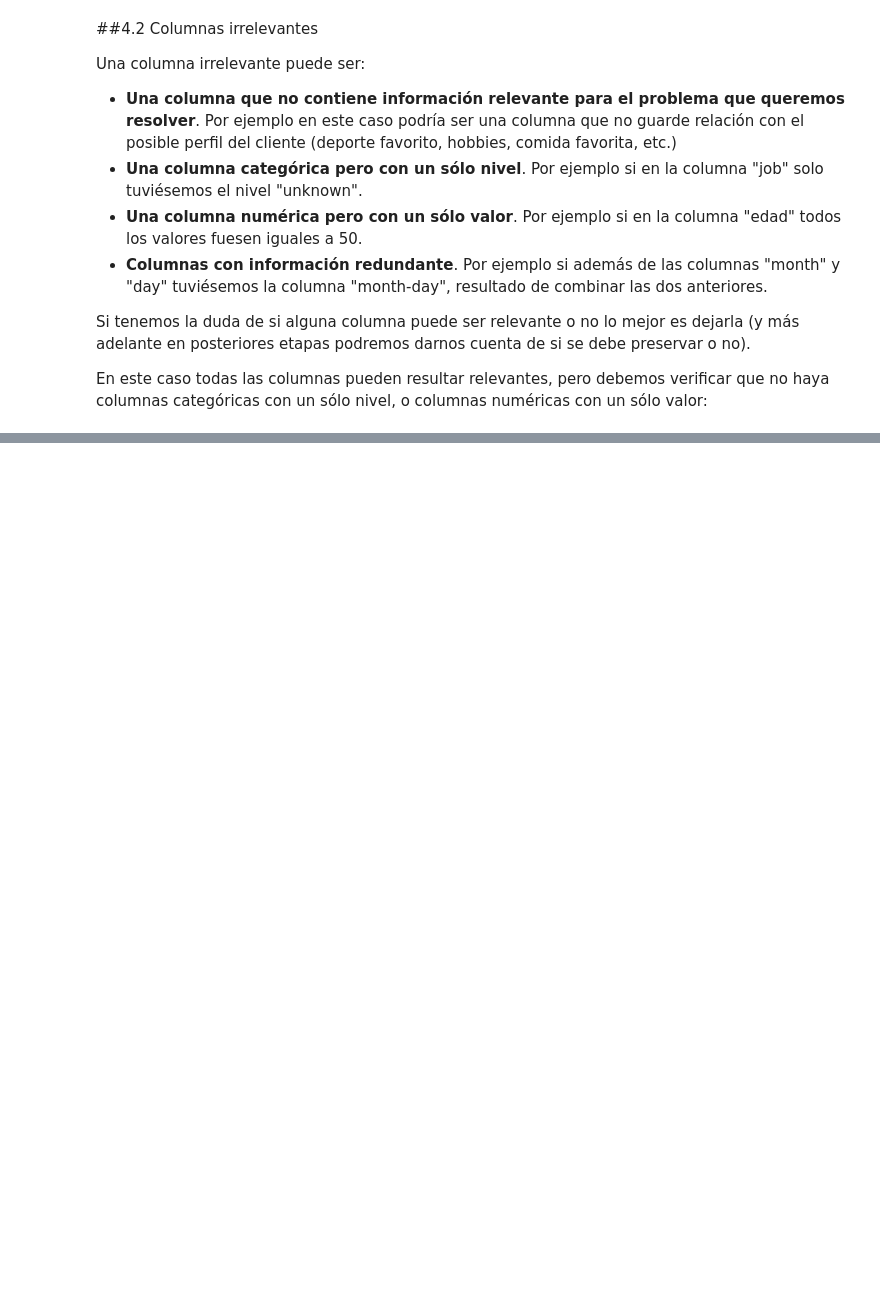
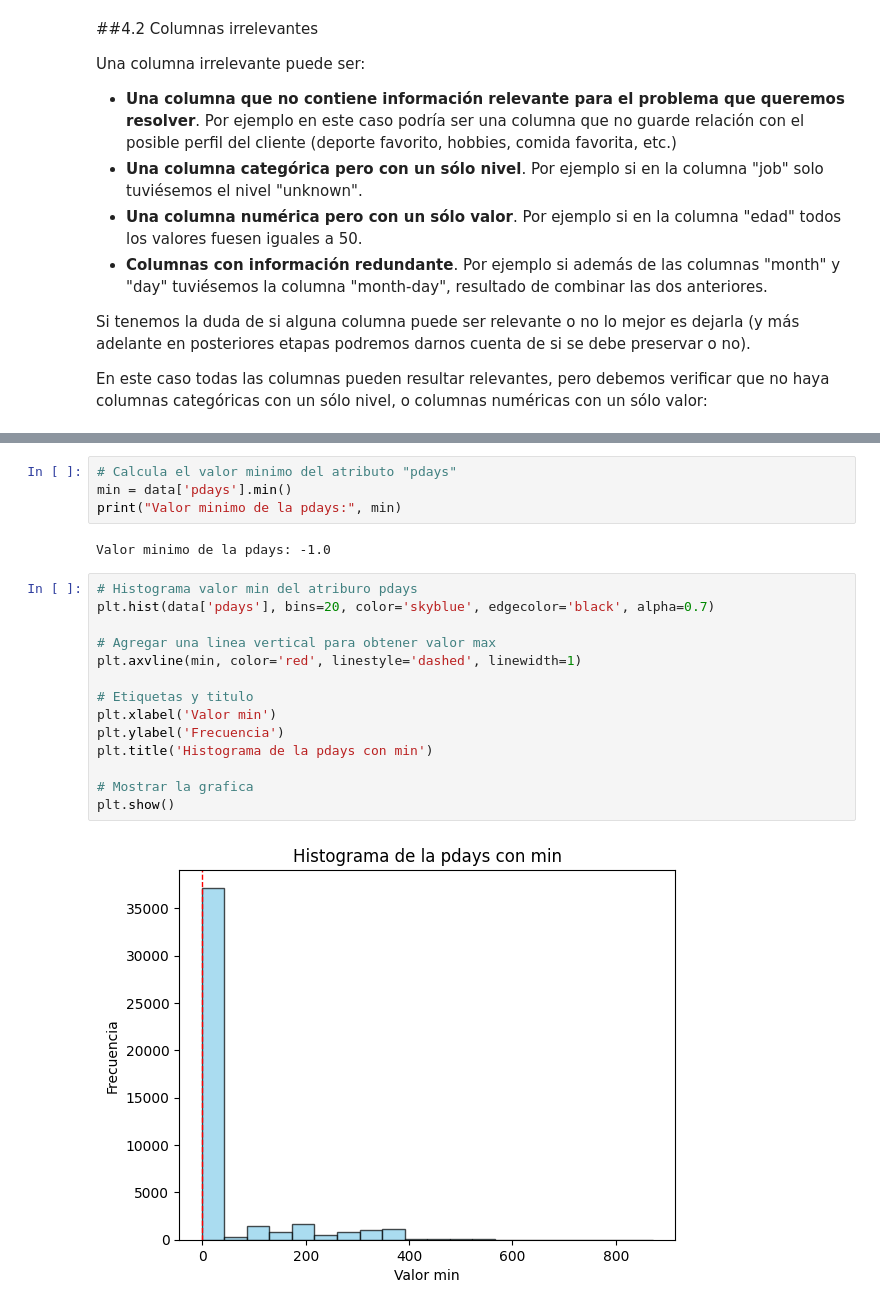
Before and after one commit to Dagnne/TalentoTechDag, a Jupyter notebook: Dagnne_Limpieza_datos.ipynb, the cells around one changed output, grey strips where cells are left out. Drawn from its saved outputs; the diff is of its cells as text; blank space fills up the shorter version.

```diff
--- a/Dagnne_Limpieza_datos.ipynb
+++ b/Dagnne_Limpieza_datos.ipynb
@@ -168,0 +212,22 @@ Columna y: 2 subniveles
+# %%
+# Calcula el valor minimo del atributo "pdays"
+min = data['pdays'].min()
+print("Valor minimo de la pdays:", min)
+# %% [output]
+Valor minimo de la pdays: -1.0
+# %%
+# Histograma valor min del atriburo pdays
+plt.hist(data['pdays'], bins=20, color='skyblue', edgecolor='black', alpha=0.7)
+
+# Agregar una linea vertical para obtener valor max
+plt.axvline(min, color='red', linestyle='dashed', linewidth=1)
+
+# Etiquetas y titulo
+plt.xlabel('Valor min')
+plt.ylabel('Frecuencia')
+plt.title('Histograma de la pdays con min')
+
+# Mostrar la grafica
+plt.show()
+# %% [output]
+[figure, added]
```
Also changed, not shown: parts of 16 cells of this notebook.
